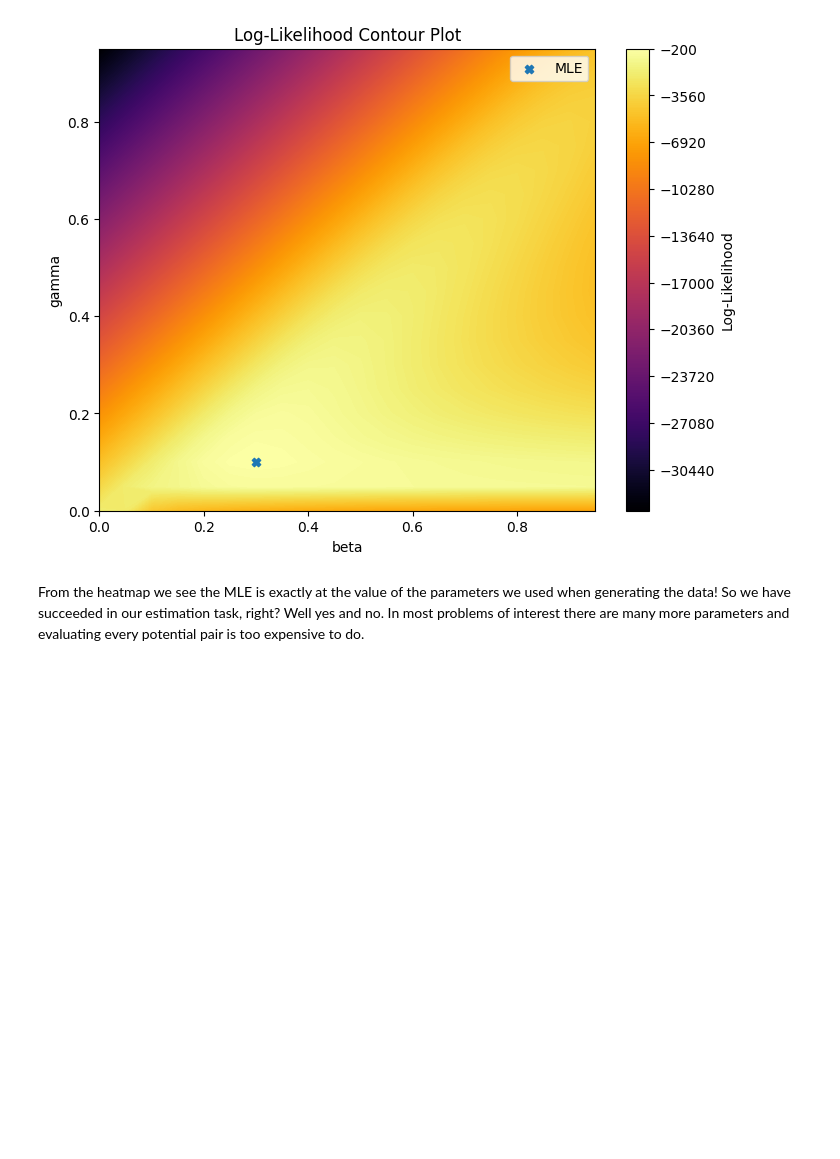
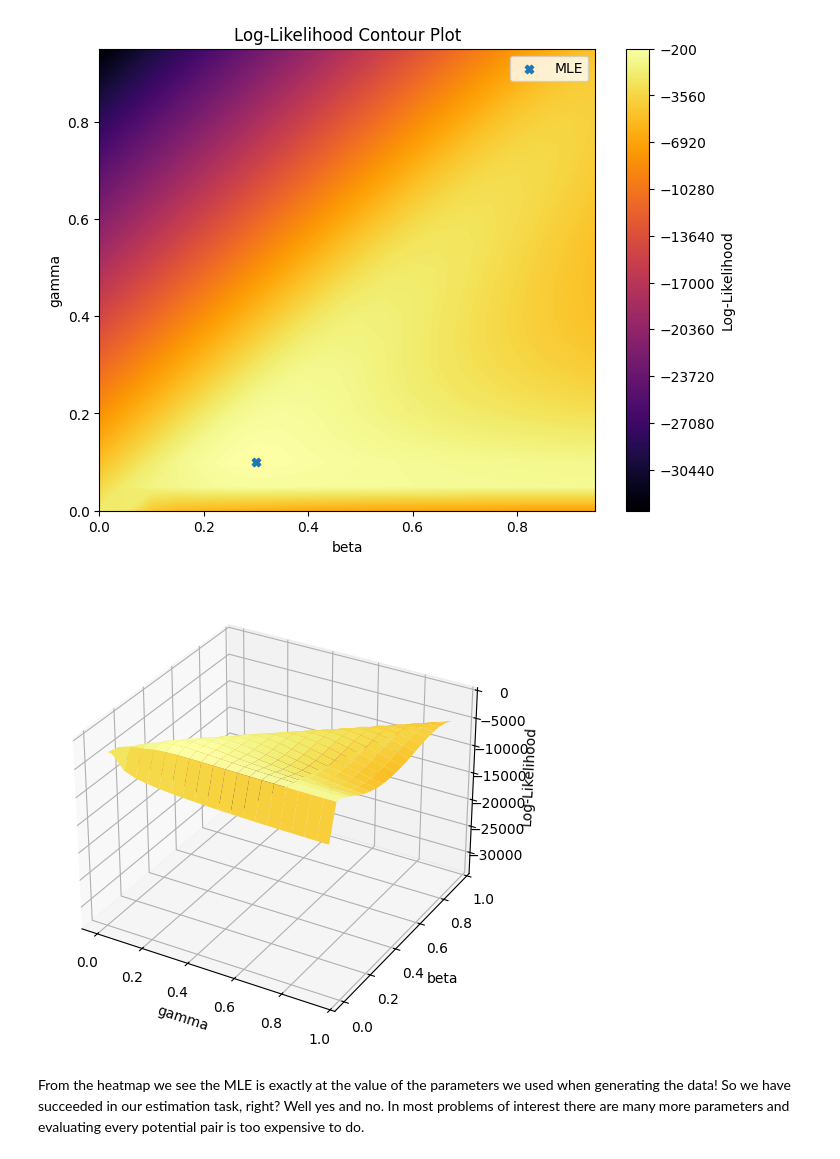
Before and after one commit to Averydx/bayesian_inf, a Jupyter notebook: example_SIR.ipynb, the cells around one changed output. Cells and saved outputs as stored; diff of their text form; code cells hidden in the pictures; blank space fills up the shorter version.

```diff
--- a/example_SIR.ipynb
+++ b/example_SIR.ipynb
@@ -78,7 +79,6 @@ delta_t = 0.1
 par = jnp.array([0.3,0.1]) #beta,gamma
 X0 = jnp.array([100.0,1.0,0.0]) #S_0,I_0,R_0
 
-#In fact, JAX arrays are immutable and so the memory is copied, therefore the assignment is vital.
 
 def SIR_func(X,par):
     beta = par[0] #Unpack parameter tuple
@@ -107,7 +107,7 @@ def solver(delta_t,X0,par,func,steps):
 
     return X
 
-X = solver(delta_t,X0,par,SIR_func,steps)
+X_euler = solver(delta_t,X0,par,SIR_func,steps)
 # %% [markdown]
 We can now plot the solution using the plotting package matplotlib. For the SIR model, the Euler method actually provides a pretty good approximation to the solution!
 # %%
@@ -116,7 +116,7 @@ t_range = jnp.arange(0,steps * delta_t,delta_t)
 
 plt.title('Plot of the Numerical Solution of the SIR model')
 for i in range(X0.shape[0]):
-    plt.plot(t_range,X[:,i],label = labels[i])
+    plt.plot(t_range,X_euler[:,i],label = labels[i])
 
 plt.xlabel('Time in Days')
 plt.legend()
@@ -142,7 +142,7 @@ For our example lets take the solution of the SIR model we produced in the last
 # %%
 ## We extract the I compartment value at daily intervals to simulate our daily data. 1/delta_t is the number of delta_t intervals in one day.
 
-I = X[:,1]
+I = X_euler[:,1]
 day_interval = int(1/delta_t)
 
 data = I[::day_interval] ## Extracts every day_interval element from I
@@ -152,4 +152,5 @@ day_range = jnp.arange(0.,steps//day_interval,1.)
 plt.title('Data without Noise')
 plt.scatter(day_range,data,marker = 'x')
 plt.xlabel('Days ')
+plt.show()
 # %% [output]
@@ -306,7 +307,7 @@ gammas = jnp.arange(0.,1.0,0.05) #Grid for gammas
 LL = jnp.zeros((len(betas), len(gammas))) #Array to store log-likelihood values
 
 ## Iterate over every (beta,gamma) pair and evaluate log-likelihood
-# for i, beta in enumerate(betas):
-#     for j, gamma in enumerate(gammas):
-#         theta = jnp.array([beta, gamma])
-#         LL = LL.at[i, j].set(log_likelihood(theta))
+for i, beta in enumerate(betas):
+    for j, gamma in enumerate(gammas):
+        theta = jnp.array([beta, gamma])
+        LL = LL.at[i, j].set(log_likelihood(theta))
@@ -344,6 +344,20 @@ beta* = 0.3
 gamma* = 0.1
 max log-likelihood = -207.74542
 [figure]
+# %%
+from mpl_toolkits.mplot3d import Axes3D
+
+fig = plt.figure()
+ax = fig.add_subplot(111, projection='3d')
+ax.set_xlabel('gamma')
+ax.set_ylabel('beta')
+ax.set_zlabel('Log-Likelihood')
+ax.plot_surface(X,Y,LL.T,cmap = 'inferno')
+fig.tight_layout()
+
+plt.show()
+# %% [output]
+[figure, added]
 # %% [markdown]
 From the heatmap we see the MLE is exactly at the value of the parameters we used when generating the data! So we have succeeded in our estimation task, right? Well yes and no. In most problems of interest there are many more parameters and evaluating every potential pair is too expensive to do.
 # %% [markdown]
```
Also changed, not shown: parts of 11 cells of this notebook.
